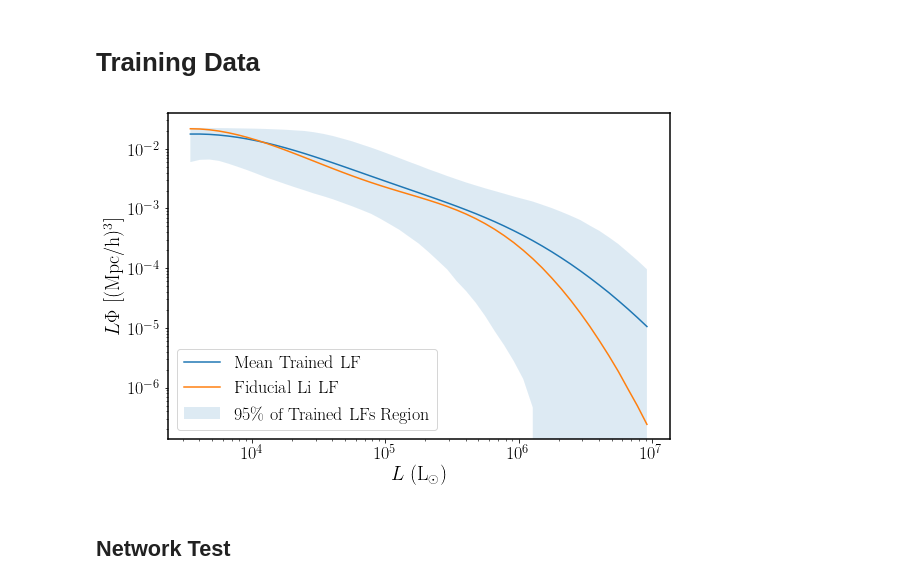
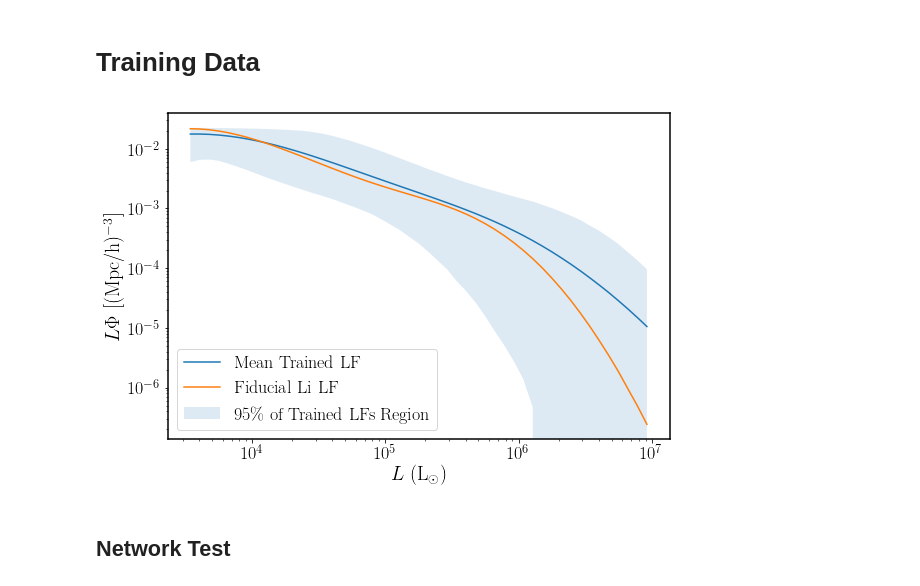
Before and after one commit to dnpfeffer/intensitymap_cnn, a Jupyter notebook: scripts/paper_plots_smaller.ipynb, the cells around one changed output. Drawn from its saved outputs; the diff is of its cells as text; code cells hidden in the pictures.

```diff
--- a/scripts/paper_plots_smaller.ipynb
+++ b/scripts/paper_plots_smaller.ipynb
@@ -488,22 +488,22 @@ conv = conversion_to_make_Harvards_data_match_mine
 # %%
 fig, ax = plt.subplots(figsize=(9, 6))
 
 plt.fill_between(lumLogBinCents, (means-2*lower)/conv, (means+2*upper)/conv, alpha=0.15, label='95\% of Trained LFs Region')
 plt.plot(lumLogBinCents, means/conv, label='Mean Trained LF')
 plt.plot(lumLogBinCents, means_fid/conv, label='Fiducial Li LF')
 
 plt.xscale('log')
 plt.yscale('log')
 # plt.ylim([-0.75,0.75])
 plt.xlabel('$L$ (L$_{\odot}$)')
-plt.ylabel('$L \Phi$ [(Mpc/h)$^3$]')
+plt.ylabel('$L \Phi$ [(Mpc/h)$^{-3}$]')
 # plt.title('Intrinsic Scatter of Simulated IMs')
 plt.legend()
 
 # plt.show(ax)
 plt.savefig('../figures/training_lum_funcs.pdf', bbox_inches='tight')
 # %% [output]
-[figure, old version]
+[figure, new version]
 # %% [markdown]
 ## Network Test
 # %%
```
Also changed, not shown: parts of 17 cells of this notebook, 9 other files.
